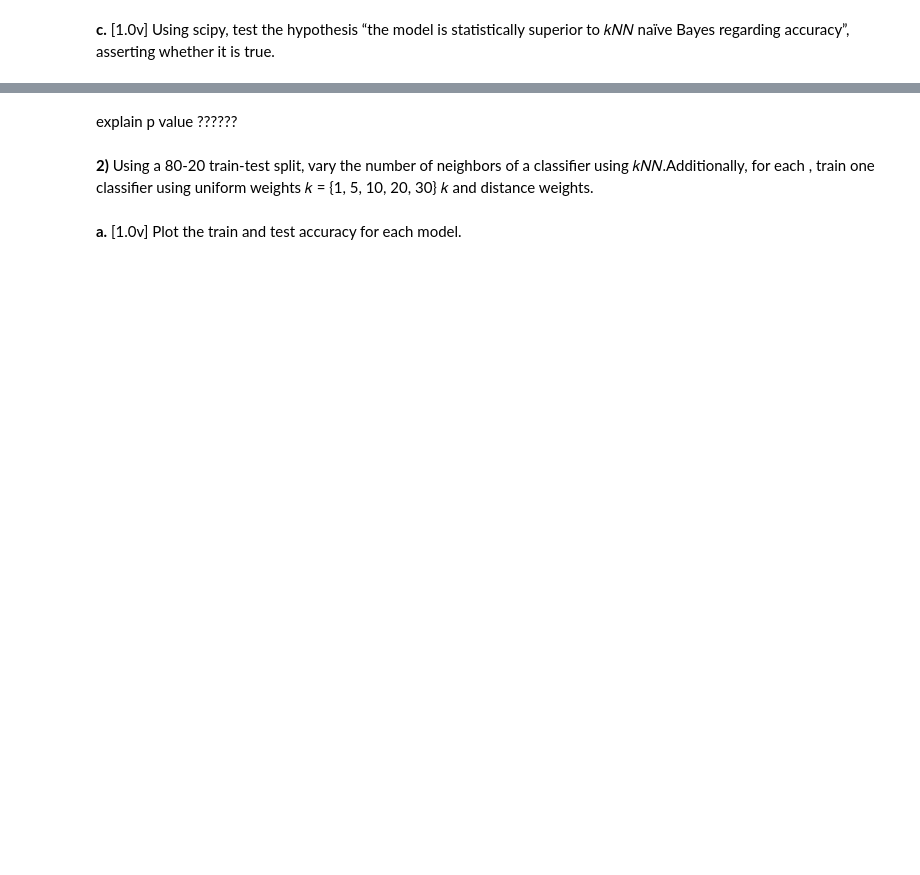
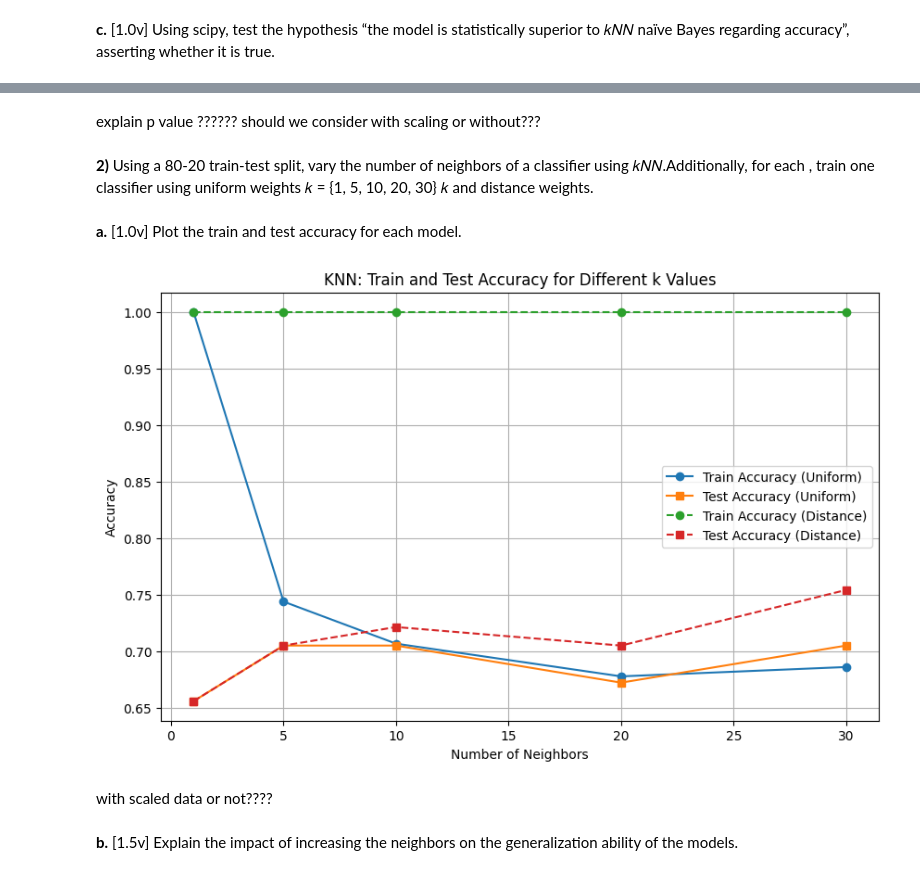
Before and after one commit to afonso215/piercings, a Jupyter notebook: HW2/bafospt2.ipynb, the cells around one changed output, grey strips where cells are left out. Saved outputs shown, nothing was run; the diff lists cells and outputs as text; code cells hidden in the pictures; blank space fills up the shorter version.

```diff
--- a/HW2/bafospt2.ipynb
+++ b/HW2/bafospt2.ipynb
@@ -80,5 +102,58 @@ Statistics=-6.690, p=0.003
 # %% [markdown]
 explain p value ??????
+should we consider with scaling or without???
 # %% [markdown]
 **2)** Using a 80-20 train-test split, vary the number of neighbors of a classifier using 𝑘𝑁𝑁.Additionally, for each , train one classifier using uniform weights 𝑘 = {1, 5, 10, 20, 30} 𝑘 and distance weights. <br> <br>
 **a.** [1.0v] Plot the train and test accuracy for each model.
+# %%
+from sklearn.model_selection import train_test_split
+from sklearn.neighbors import KNeighborsClassifier
+from sklearn.metrics import accuracy_score
+import matplotlib.pyplot as plt
+
+# Step 2: Split into training and test sets (80% train, 20% test)
+X_train, X_test, y_train, y_test = train_test_split(x, y, test_size=0.2, random_state=0, stratify=y)
+
+# Step 3: Define the values of k to test
+k_values = [1, 5, 10, 20, 30]
+
+# Store accuracies for each model
+train_accuracies_uniform = []
+test_accuracies_uniform = []
+train_accuracies_distance = []
+test_accuracies_distance = []
+
+# Step 4: Train models and collect accuracies for each value of k
+for k in k_values:
+    # KNN with uniform weights
+    knn_uniform = KNeighborsClassifier(n_neighbors=k, weights='uniform')
+    knn_uniform.fit(X_train, y_train)
+
+    # KNN with distance weights
+    knn_distance = KNeighborsClassifier(n_neighbors=k, weights='distance')
+    knn_distance.fit(X_train, y_train)
+
+    train_accuracies_uniform.append(accuracy_score(y_train, knn_uniform.predict(X_train)))
+    test_accuracies_uniform.append(accuracy_score(y_test, knn_uniform.predict(X_test)))
+    train_accuracies_distance.append(accuracy_score(y_train, knn_distance.predict(X_train)))
+    test_accuracies_distance.append(accuracy_score(y_test, knn_distance.predict(X_test)))
+
+plt.figure(figsize=(10, 6))
+plt.plot(k_values, train_accuracies_uniform, label='Train Accuracy (Uniform)', marker='o')
+plt.plot(k_values, test_accuracies_uniform, label='Test Accuracy (Uniform)', marker='s')
+plt.plot(k_values, train_accuracies_distance, label='Train Accuracy (Distance)', marker='o', linestyle='--')
+plt.plot(k_values, test_accuracies_distance, label='Test Accuracy (Distance)', marker='s', linestyle='--')
+
+# Add labels and legend
+plt.xlabel('Number of Neighbors')
+plt.ylabel('Accuracy')
+plt.title('KNN: Train and Test Accuracy for Different k Values')
+plt.legend()
+plt.grid(True)
+plt.show()
+# %% [output]
+[figure, added]
+# %% [markdown]
+with scaled data or not????
+# %% [markdown]
+**b.** [1.5v] Explain the impact of increasing the neighbors on the generalization ability of the models.
```
Also changed, not shown: parts of 5 cells of this notebook.
